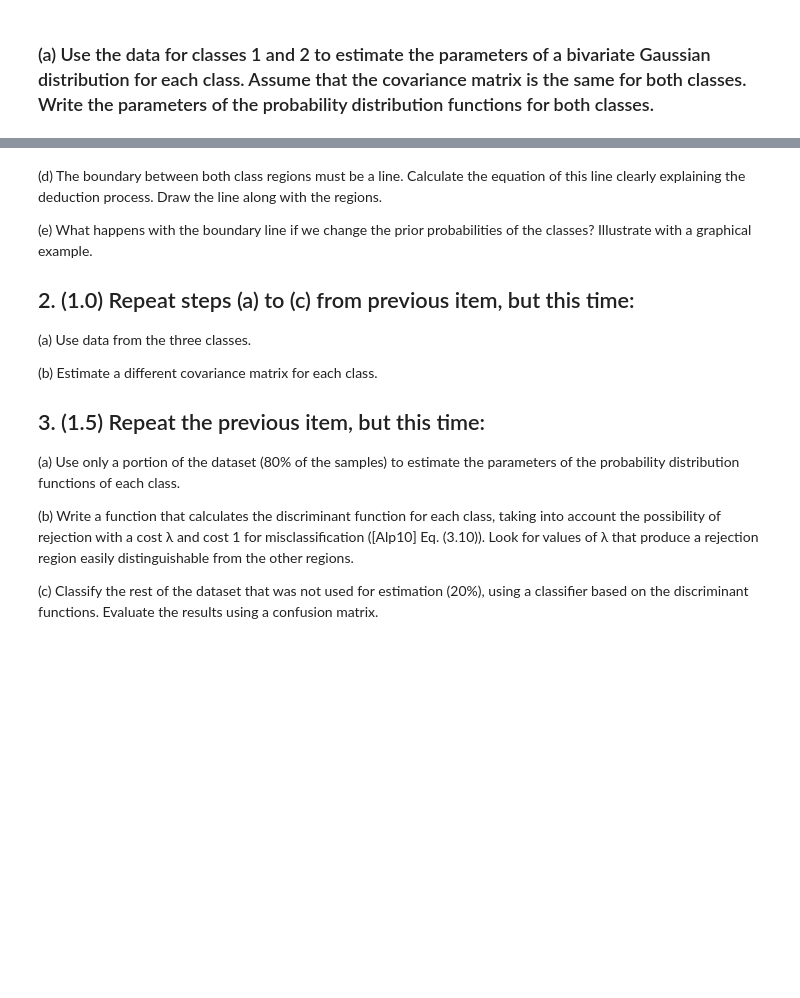
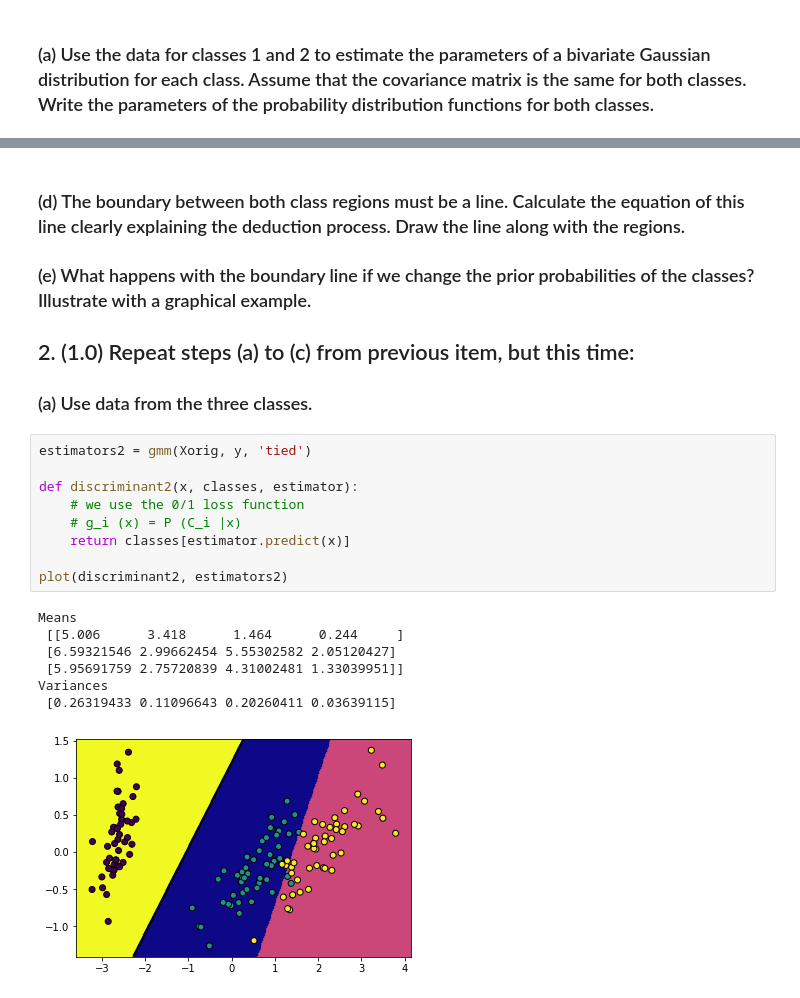
Before and after one commit to ingJSNA/machineLearning2018, a Jupyter notebook: ml-assign2-jsnavarroa.ipynb, the cells around one changed output, grey strips where cells are left out. Drawn from its saved outputs; the diff is of its cells as text; blank space fills up the shorter version.

```diff
--- a/ml-assign2-jsnavarroa.ipynb
+++ b/ml-assign2-jsnavarroa.ipynb
@@ -115,25 +113,25 @@ plt.show()
 # %% [markdown]
-(d) The boundary between both class regions must be a line. Calculate the equation of this
-line clearly explaining the deduction process. Draw the line along with the regions.
+### (d) The boundary between both class regions must be a line. Calculate the equation of this line clearly explaining the deduction process. Draw the line along with the regions.
 
-(e) What happens with the boundary line if we change the prior probabilities of the classes?
-Illustrate with a graphical example.
+### (e) What happens with the boundary line if we change the prior probabilities of the classes? Illustrate with a graphical example.
 
 ## 2. (1.0) Repeat steps (a) to (c) from previous item, but this time:
 
-(a) Use data from the three classes.
-
-(b) Estimate a different covariance matrix for each class.
-
-## 3. (1.5) Repeat the previous item, but this time:
-
-(a) Use only a portion of the dataset (80% of the samples) to estimate the parameters of
-the probability distribution functions of each class.
-
-(b) Write a function that calculates the discriminant function for each class, taking into
-account the possibility of rejection with a cost λ and cost 1 for misclassification ([Alp10]
-Eq. (3.10)). Look for values of λ that produce a rejection region easily distinguishable
-from the other regions.
-
-(c) Classify the rest of the dataset that was not used for estimation (20%), using a classifier
-based on the discriminant functions. Evaluate the results using a confusion matrix.
+### (a) Use data from the three classes.
+# %%
+estimators2 = gmm(Xorig, y, 'tied')
+
+def discriminant2(x, classes, estimator):
+    # we use the 0/1 loss function
+    # g_i (x) = P (C_i |x)
+    return classes[estimator.predict(x)]
+
+plot(discriminant2, estimators2)
+# %% [output]
+Means
+ [[5.006      3.418      1.464      0.244     ]
+ [6.59321546 2.99662454 5.55302582 2.05120427]
+ [5.95691759 2.75720839 4.31002481 1.33039951]]
+Variances
+ [0.26319433 0.11096643 0.20260411 0.03639115]
+[figure, added]
```
Also changed, not shown: parts of 13 cells of this notebook.
